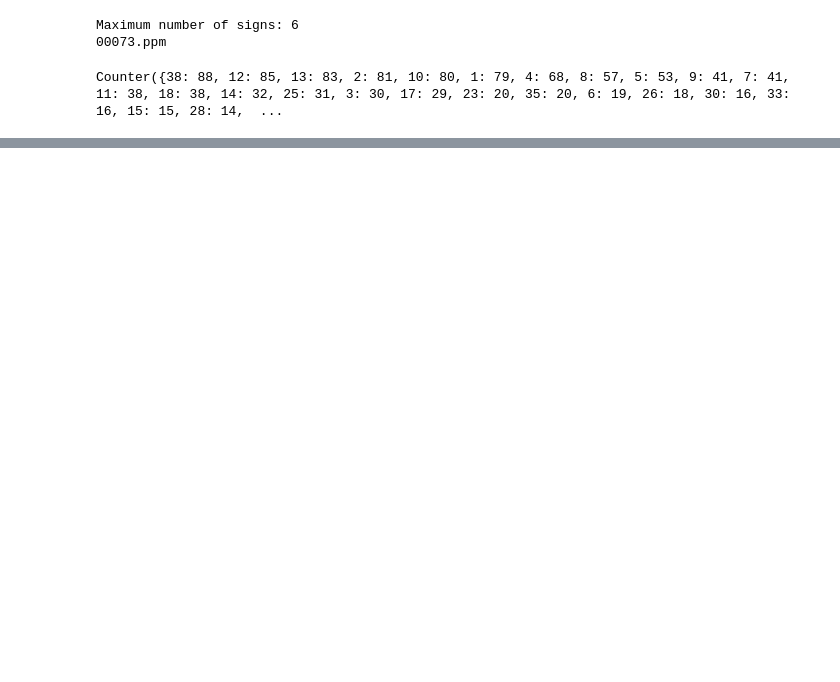
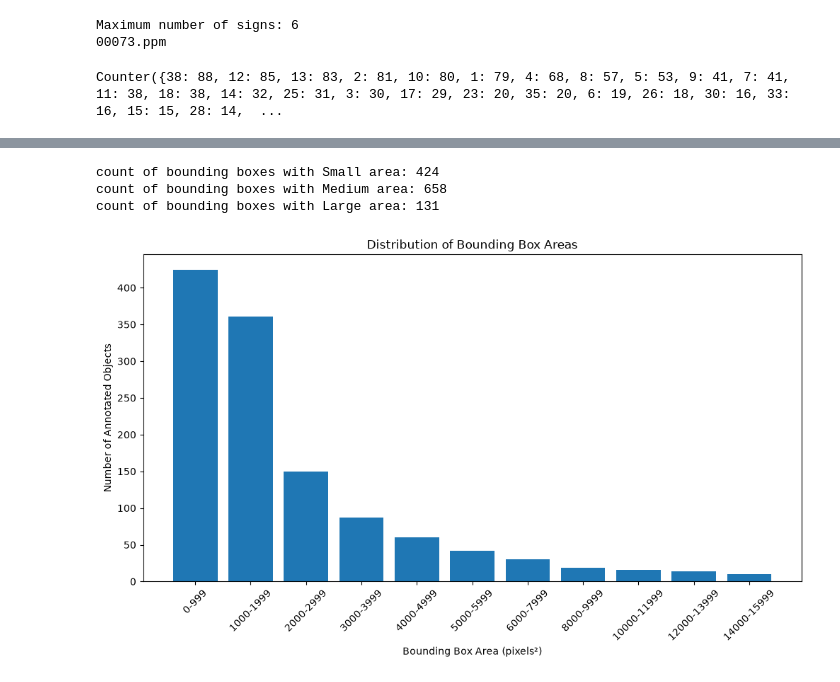
Before and after one commit to Devanshu2005-ally/Traffic-Signs-Detection, a Jupyter notebook: main.ipynb, the cells around one changed output, grey strips where cells are left out. Drawn from its saved outputs; the diff is of its cells as text; code cells hidden in the pictures; blank space fills up the shorter version.

```diff
--- a/main.ipynb
+++ b/main.ipynb
@@ -41,15 +46,3 @@ for i in range(5):
 print(res)
 # %% [output]
 {'00000.ppm': [['774', '411', '815', '446', '11']], '00001.ppm': [['983', '388', '1024', '432', '40'], ['386', '494', '442', '552', '38'], ['973', '335', '1031', '390', '13']], '00002.ppm': [['892', ' ...
-# %%
-image_name = "00004.ppm"
-
-annotations = []
-
-for line in lines:
-    parts = line.strip().split(";")
-
-    if parts[0] == image_name:
-        annotations.append(parts)
-
-print(annotations)
@@ -248,0 +254,58 @@ box_size[:10]
+# %%
+#categorizing the bounding boxes into small medium and large
+small = 0
+medium = 0
+large = 0
+
+for image, width, height in box_size:
+
+    area = width * height
+
+    if area < 1000:
+        small += 1
+
+    elif 1000< area < 5000:
+        medium += 1
+
+    else:
+        large += 1
+
+print("count of bounding boxes with Small area:", small)
+print("count of bounding boxes with Medium area:", medium)
+print("count of bounding boxes with Large area:", large)
+# %% [output]
+count of bounding boxes with Small area: 424
+count of bounding boxes with Medium area: 658
+count of bounding boxes with Large area: 131
+# %%
+areas = [width * height for image, width, height in box_size]
+
+bins = [0, 1000, 2000, 3000, 4000, 5000, 6000, 8000, 10000, 12000, 14000, 16000]
+
+counts = []
+
+for i in range(len(bins) - 1):
+    count = sum(
+        bins[i] <= area < bins[i + 1]
+        for area in areas
+    )
+    counts.append(count)
+
+labels = [
+    f"{bins[i]}-{bins[i+1]-1}"
+    for i in range(len(bins) - 1)
+]
+
+plt.figure(figsize=(12, 6))
+
+plt.bar(labels, counts)
+
+plt.xlabel("Bounding Box Area (pixels²)")
+plt.ylabel("Number of Annotated Objects")
+plt.title("Distribution of Bounding Box Areas")
+
+plt.xticks(rotation=45)
+
+plt.show()
+# %% [output]
+[figure, added]
```
Also changed, not shown: parts of 18 cells of this notebook.
